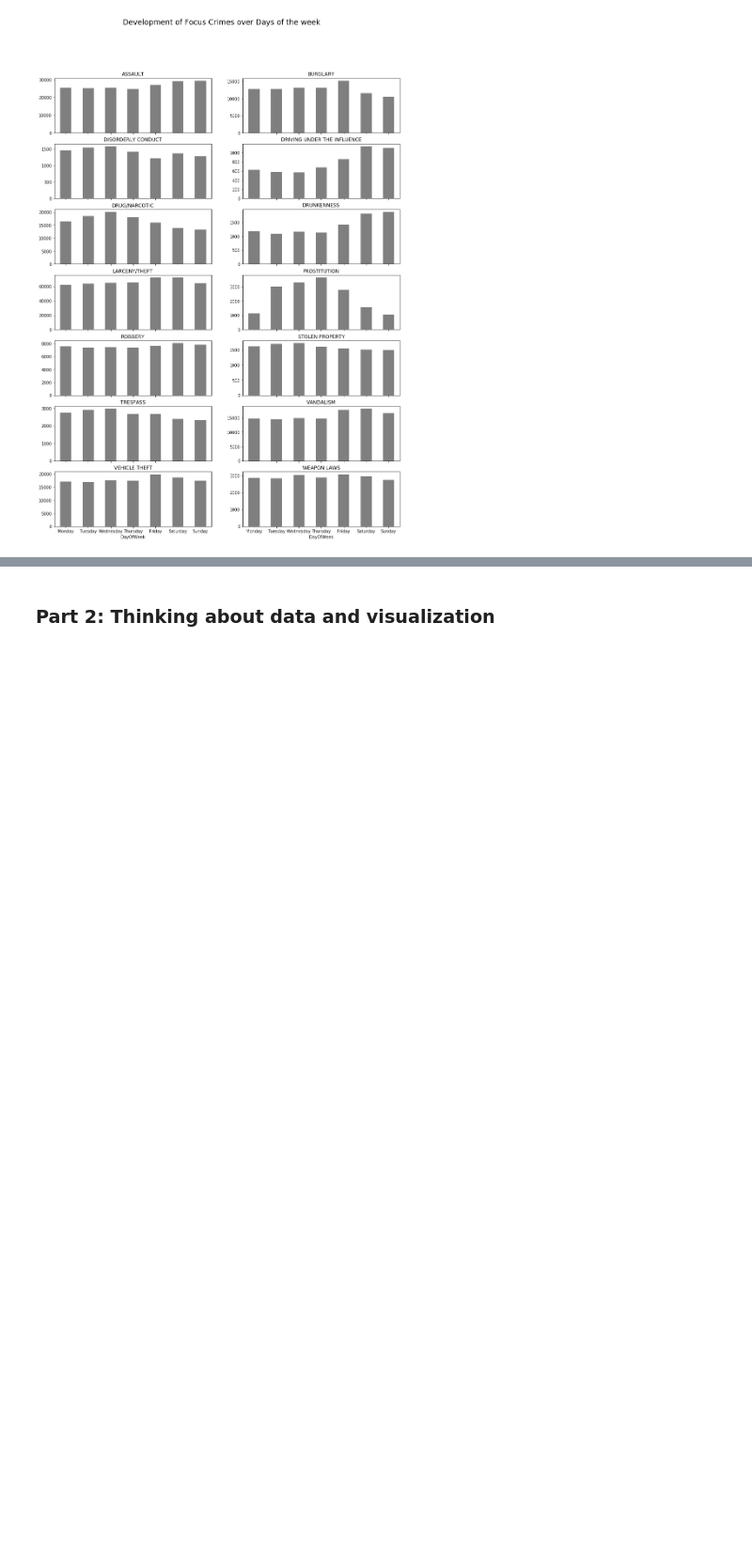
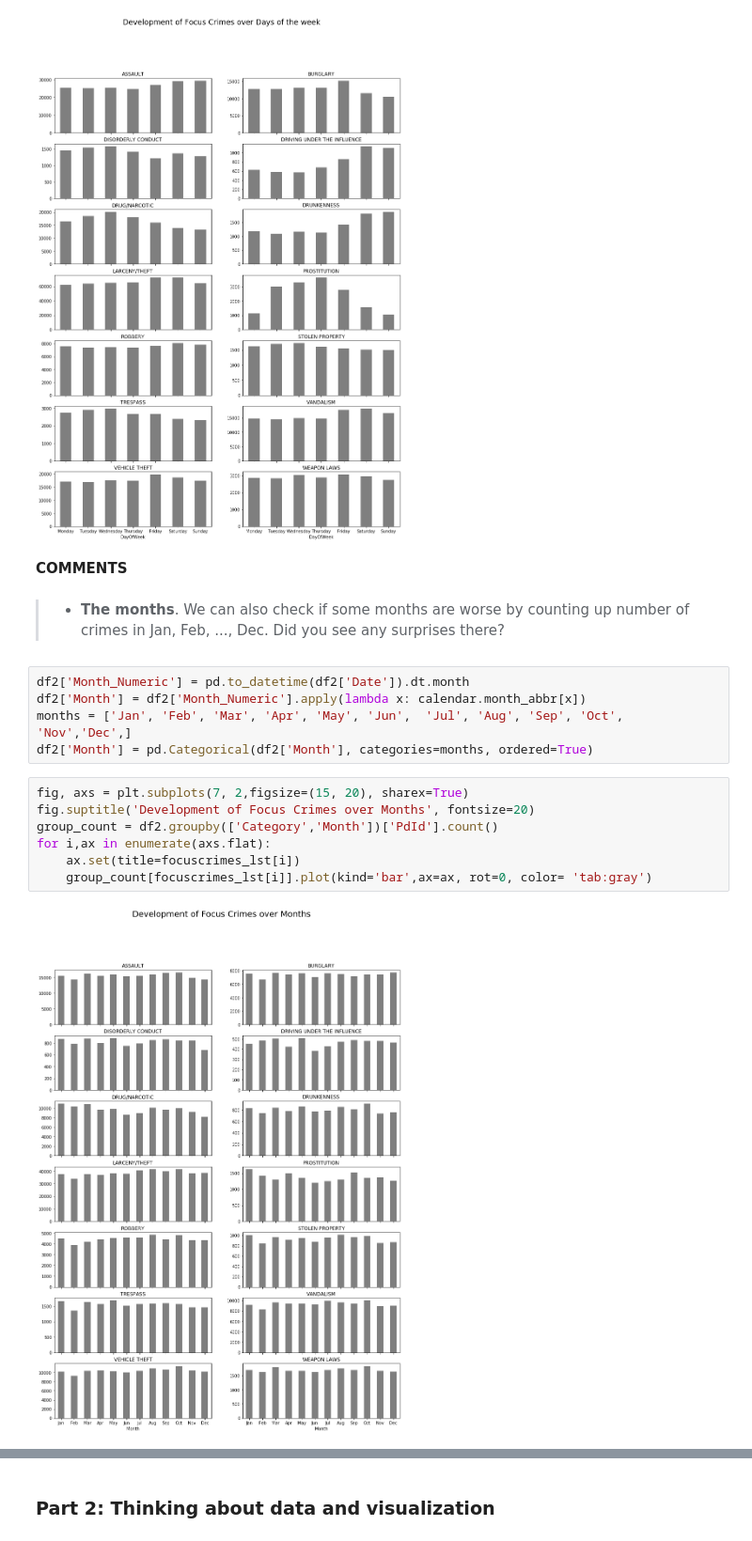
Before and after one commit to AbdulstarKousa/social-data-analysis, a Jupyter notebook: Assignment/Assignment 1.ipynb, the cells around one changed output, grey strips where cells are left out. Shown at 94% size. Drawn from its saved outputs; the diff is of its cells as text; blank space fills up the shorter version.

```diff
--- a/Assignment/Assignment 1.ipynb
+++ b/Assignment/Assignment 1.ipynb
@@ -71,3 +74,21 @@ for i,ax in enumerate(axs.flat):
     group_count[focuscrimes_lst[i]].plot(kind='bar',ax=ax, rot=0, color= 'tab:gray')
 # %% [output]
 [figure]
+# %% [markdown]
+**COMMENTS**
+# %% [markdown]
+>* **The months**. We can also check if some months are worse by counting up number of crimes in Jan, Feb, ..., Dec. Did you see any surprises there?
+# %%
+df2['Month_Numeric'] = pd.to_datetime(df2['Date']).dt.month
+df2['Month'] = df2['Month_Numeric'].apply(lambda x: calendar.month_abbr[x])
+months = ['Jan', 'Feb', 'Mar', 'Apr', 'May', 'Jun',  'Jul', 'Aug', 'Sep', 'Oct', 'Nov','Dec',]
+df2['Month'] = pd.Categorical(df2['Month'], categories=months, ordered=True)
+# %%
+fig, axs = plt.subplots(7, 2,figsize=(15, 20), sharex=True)
+fig.suptitle('Development of Focus Crimes over Months', fontsize=20)
+group_count = df2.groupby(['Category','Month'])['PdId'].count()
+for i,ax in enumerate(axs.flat):
+    ax.set(title=focuscrimes_lst[i])
+    group_count[focuscrimes_lst[i]].plot(kind='bar',ax=ax, rot=0, color= 'tab:gray')
+# %% [output]
+[figure, added]
```
Also changed, not shown: parts of 25 cells of this notebook.
